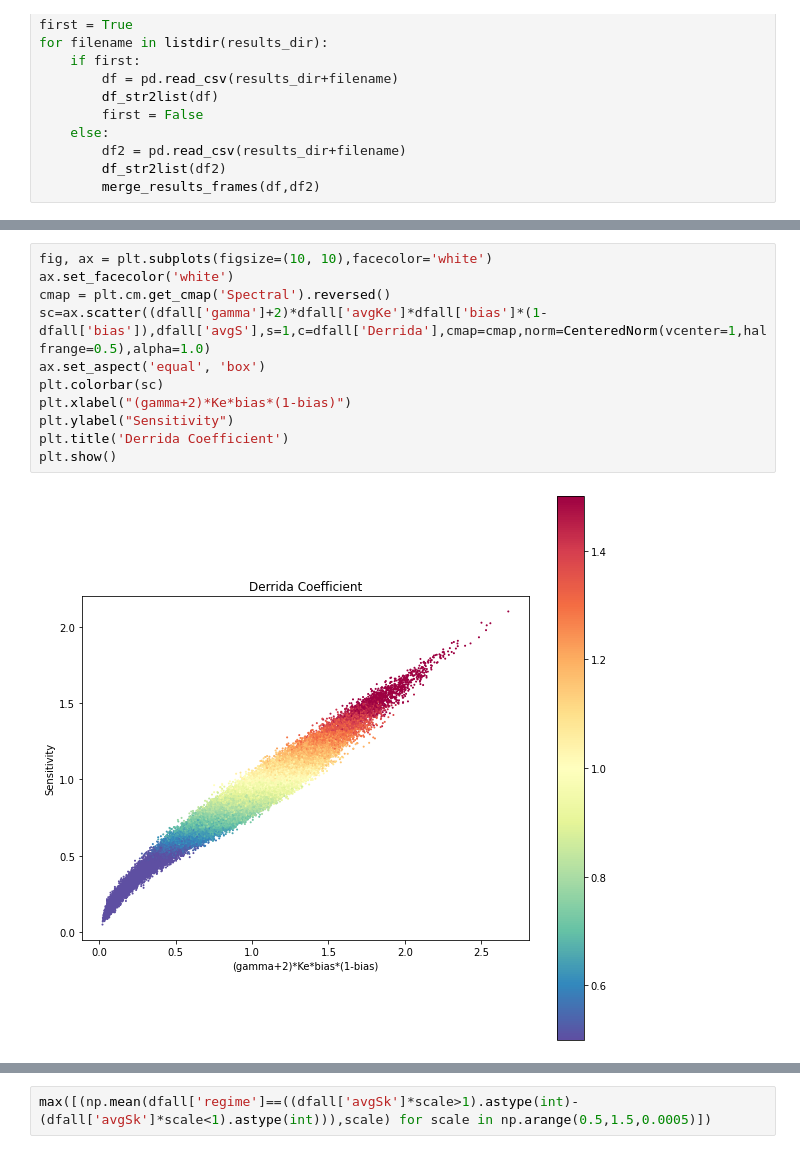
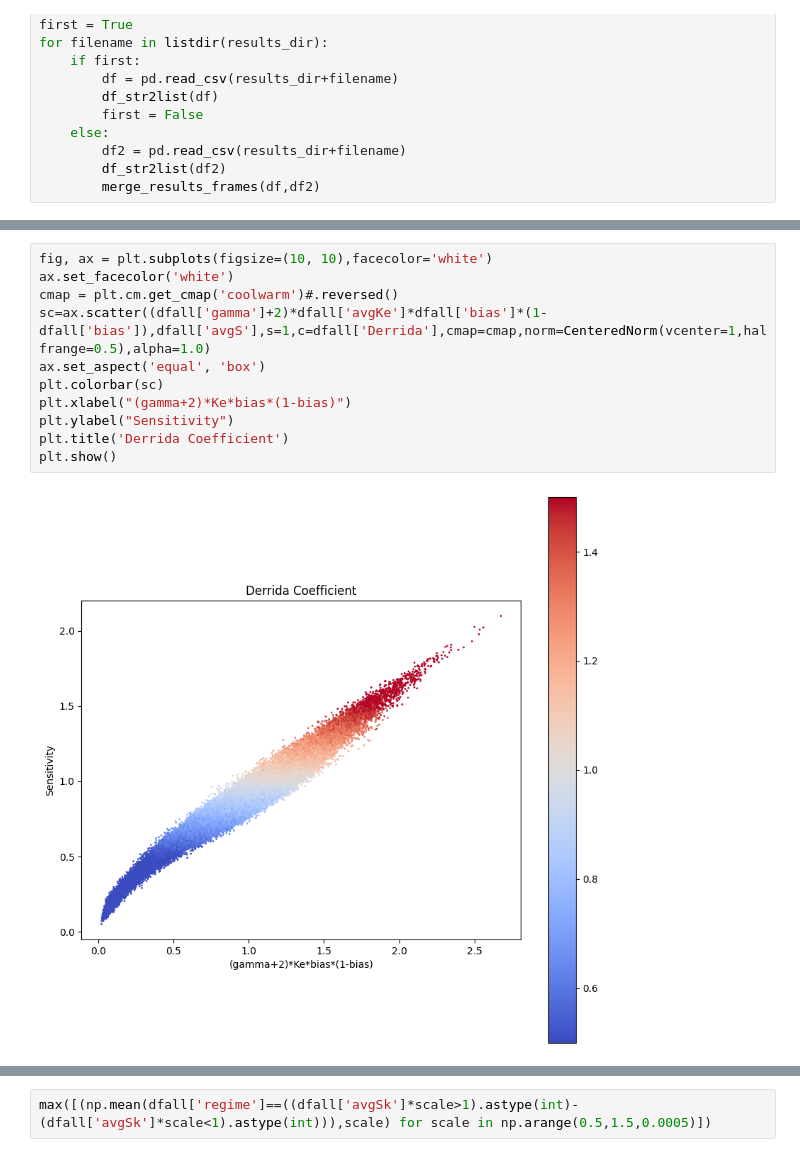
Before and after one commit to fcphysics/CriticalityHeteroBNets, a Jupyter notebook: results_import.ipynb, the cells around one changed output, grey strips where cells are left out. Saved outputs shown, nothing was run; the diff lists cells and outputs as text.

Commit message:
new plots for rbns

```diff
--- a/results_import.ipynb
+++ b/results_import.ipynb
@@ -254,16 +363,16 @@ plt.show()
 # %%
 fig, ax = plt.subplots(figsize=(10, 10),facecolor='white')
 ax.set_facecolor('white')
-cmap = plt.cm.get_cmap('Spectral').reversed()
+cmap = plt.cm.get_cmap('coolwarm')#.reversed()
 sc=ax.scatter((dfall['gamma']+2)*dfall['avgKe']*dfall['bias']*(1-dfall['bias']),dfall['avgS'],s=1,c=dfall['Derrida'],cmap=cmap,norm=CenteredNorm(vcenter=1,halfrange=0.5),alpha=1.0)
 ax.set_aspect('equal', 'box')
 plt.colorbar(sc)
 plt.xlabel("(gamma+2)*Ke*bias*(1-bias)")
 plt.ylabel("Sensitivity")
 plt.title('Derrida Coefficient')
 plt.show()
 # %% [output]
-[figure, old version]
+[figure, new version]
 # %%
 fig, ax = plt.subplots(figsize=(10, 10),facecolor='white')
 ax.set_facecolor('white')
```
Also changed, not shown: parts of 15 cells of this notebook, 1 other file.
